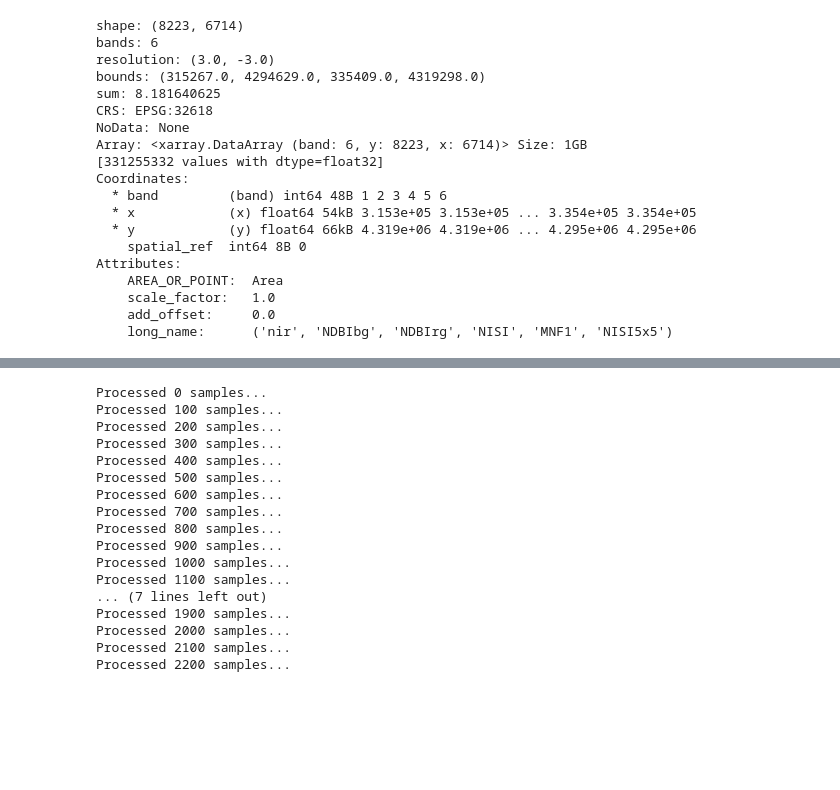
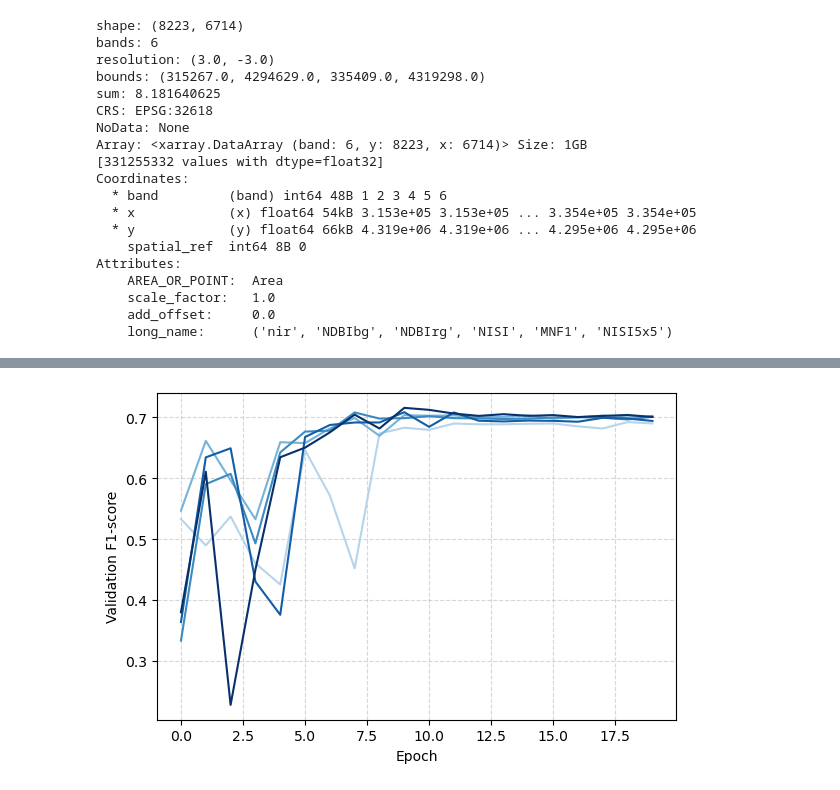
Before and after one commit to maxwellCcook/rooftop-mapping, a Jupyter notebook: code/04resnet18-training-dc.ipynb, the cells around one changed output, grey strips where cells are left out. Saved outputs shown, nothing was run; the diff lists cells and outputs as text; code cells hidden in the pictures; blank space fills up the shorter version.

```diff
--- a/code/04resnet18-training-dc.ipynb
+++ b/code/04resnet18-training-dc.ipynb
@@ -492 +642,32 @@ Saved model and losses.
+# %%
+# Same plot but for F1-score
+plt.figure(figsize=(6, 4))
+
+# Extract the average validation loss for each fold
+fold_avg_f1 = fold_results_df.groupby('fold_id')['val_f1'].max().reset_index()
+# Sort by the validation loss to determine the order of shading
+sorted_folds = fold_avg_f1.sort_values(by='val_f1', ascending=True)['fold_id'].values
+colors = plt.cm.Blues(np.linspace(0.3, 1, len(sorted_folds)))  # Adjust the range for a clearer gradient
+
+# Plot train and validation loss for each fold in the order of sorted validation loss
+for idx, fold_idx in enumerate(sorted_folds):
+    # Extract the data for the current fold
+    fold_data = fold_results_df[fold_results_df['fold_id'] == fold_idx]
+    epoch_f1 = fold_data['val_f1'].values
+
+    # Plot train/val loss with the corresponding color
+    plt.plot(epoch_f1, color=colors[idx], linestyle='-')
+
+plt.xlabel('Epoch')
+plt.ylabel('Validation F1-score')
+plt.grid(True, linestyle='--', alpha=0.5)
+plt.tight_layout()
+
+# Save the plot
+out_png = os.path.join(results_dir, 'figures/dc-resnet18_cv_epoch_valF1score.png')
+plt.savefig(out_png, dpi=300, bbox_inches='tight')
+
+plt.show()
+# %% [output]
+[figure, added]
 # %%
@@ -494,49 +674,0 @@ Saved model and losses.
-# %%
-def get_prediction(m, s):
-    s = s.to(device)  # Ensure the sample is moved to the correct device
-    res = m(s)
-    return res
-
-true_labels = []
-pred_labels = []
-
-model.eval()  # Set model to evaluation mode
-
-for idx, sample in enumerate(test_ds):
-    try:
-        if sample['code'] != 255:
-            # Append true labels
-            true_labels.append(sample['code'].item())  # Convert tensor to Python scalar
-
-            # Get prediction and append
-            pred = get_prediction(model, sample['image'][None, ...].float().to(device))  # Ensure tensor is float and on the correct device
-            pred_labels.append(pred.argmax().item())  # Convert tensor to Python scalar
-
-        else:
-            print(f'sample {idx} of {len(test_ds)} had class label 255, skipping...')
-
-        if idx % 100 == 0:
-            time.sleep(0.3)
-            gc.collect()
-            print(f'Processed {idx} samples...')
-
-    except Exception as e:
-        print(f'Error at sample {idx}: {e}, continuing...')
-# %% [output]
-Processed 0 samples...
-Processed 100 samples...
-Processed 200 samples...
-Processed 300 samples...
-Processed 400 samples...
-Processed 500 samples...
-Processed 600 samples...
-Processed 700 samples...
-Processed 800 samples...
-Processed 900 samples...
-Processed 1000 samples...
-Processed 1100 samples...
-... (7 lines left out)
-Processed 1900 samples...
-Processed 2000 samples...
-Processed 2100 samples...
-Processed 2200 samples...
```
Also changed, not shown: parts of 58 cells of this notebook.
